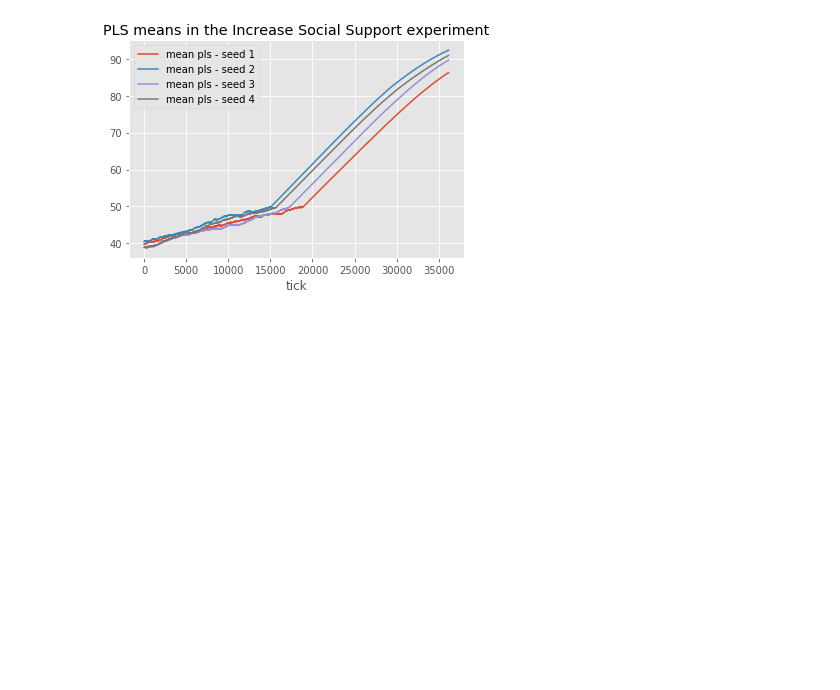
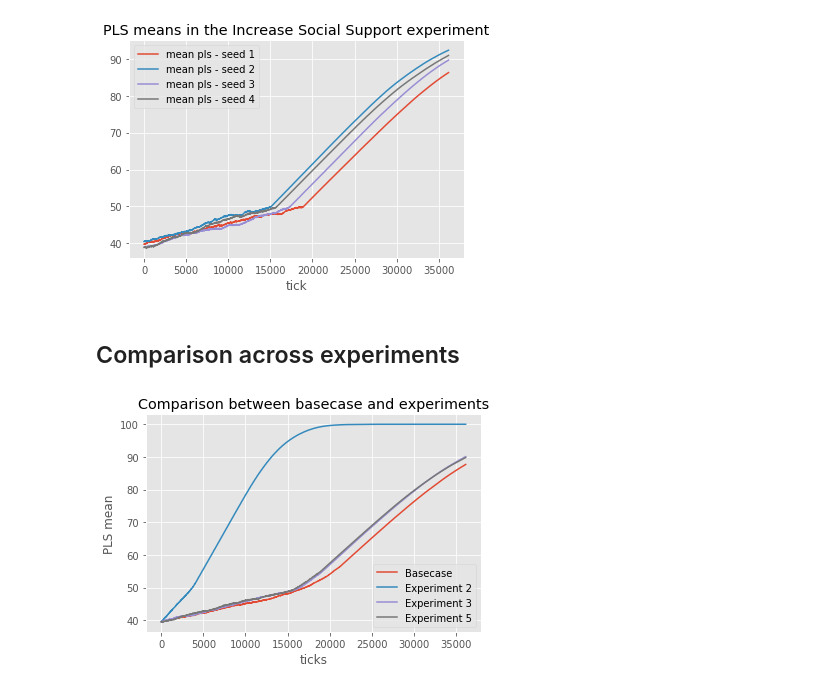
Before and after one commit to herzogrh/SEN1211-Agent-based-modelling, a Jupyter notebook: Model/Experiment_analysis.ipynb, the cells around one changed output. Cells and saved outputs as stored; diff of their text form; code cells hidden in the pictures; blank space fills up the shorter version.

Commit message:
comparison across experiments - python analysis

```diff
--- a/Model/Experiment_analysis.ipynb
+++ b/Model/Experiment_analysis.ipynb
@@ -274,3 +274,30 @@ experiment5_means.columns = ["tick","mean pls - seed 1", "mean pls - seed 2", "m
 experiment5_means.plot(kind= "line", x = "tick", title= "PLS means in the Increase Social Support experiment");
 # %% [output]
 [figure]
+# %% [markdown]
+## Comparison across experiments
+# %%
+basecase_aggregated = pd.concat([basecase_means.iloc[:, 0], basecase_means.iloc[:, 1:].mean(axis= 1) ], axis= 1)
+basecase_aggregated.columns = ["tick", "PLS mean - basecase"]
+
+experiment3_aggregated = pd.concat([experiment3_means.iloc[:, 0], experiment3_means.iloc[:, 1:].mean(axis= 1) ], axis= 1)
+experiment3_aggregated.columns = ["tick", "PLS mean - experiment 3"]
+
+experiment2_aggregated = pd.concat([experiment2_means.iloc[:, 0], experiment2_means.iloc[:, 1:].mean(axis= 1) ], axis= 1)
+experiment2_aggregated.columns = ["tick", "PLS mean - experiment 2"]
+
+experiment5_aggregated = pd.concat([experiment5_means.iloc[:, 0], experiment5_means.iloc[:, 1:].mean(axis= 1) ], axis= 1)
+experiment5_aggregated.columns = ["tick", "PLS mean - experiment 5"]
+# %%
+plt.plot(basecase_aggregated["tick"], basecase_aggregated["PLS mean - basecase"], label="Basecase" );
+plt.plot(experiment2_aggregated["tick"], experiment2_aggregated["PLS mean - experiment 2"], label="Experiment 2" );
+plt.plot(experiment3_aggregated["tick"], experiment3_aggregated["PLS mean - experiment 3"], label="Experiment 3" );
+#plt.plot(experiment4_aggregated["tick"], experiment4_aggregated["PLS mean - experiment 4"], label="Experiment 4" );
+plt.plot(experiment5_aggregated["tick"], experiment5_aggregated["PLS mean - experiment 5"], label="Experiment 5" );
+
+plt.legend();
+plt.title("Comparison between basecase and experiments");
+plt.xlabel("ticks");
+plt.ylabel("PLS mean");
+# %% [output]
+[figure, added]
```
